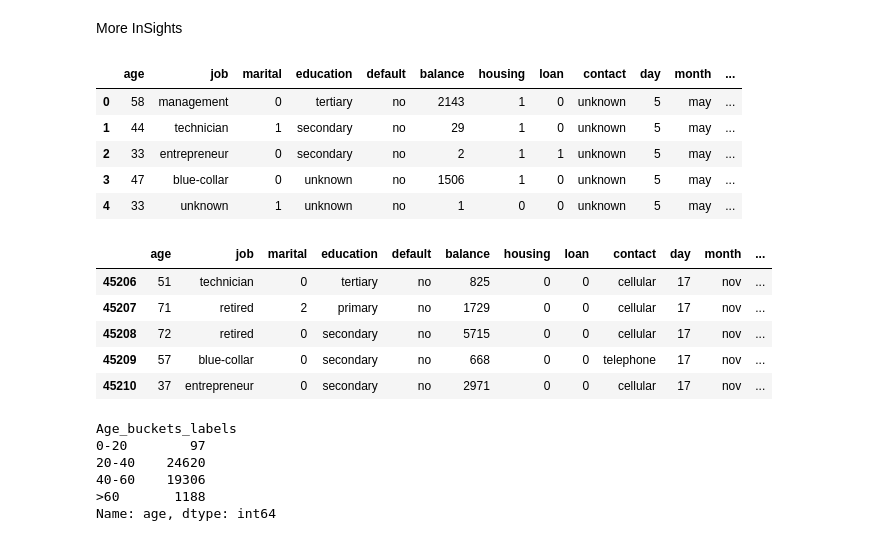
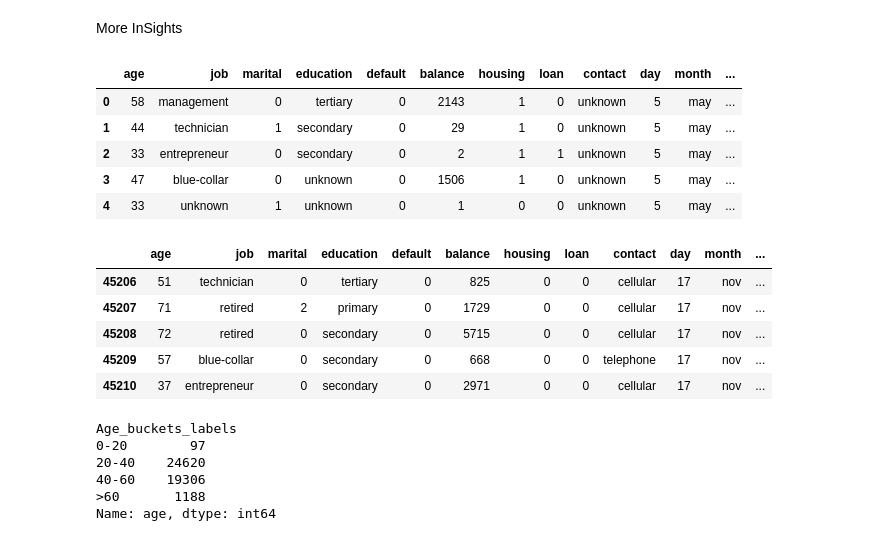
Before and after one commit to insreeraj/ICT_Assignments, a Jupyter notebook: FinalProject/Bank.ipynb, the cells around one changed output. Saved outputs shown, nothing was run; the diff lists cells and outputs as text; code cells hidden in the pictures.

```diff
--- a/FinalProject/Bank.ipynb
+++ b/FinalProject/Bank.ipynb
@@ -86,38 +91,39 @@ More InSights
 # %%
 # bucket boundaries
 buckets = [0, 20, 40, 60, 1000]
 
 # bucket labels
 labels = ['0-20', '20-40', '40-60', '>60']
 
 # discretisation
 df['Age_buckets_labels'] = pd.cut(
     df['age'], bins=buckets, labels=labels, include_lowest=True)
 
 df['Age_buckets'] = pd.cut(df['age'], bins=buckets, include_lowest=True)
 df['loan'] = np.where(df['loan'] =='yes', 1, 0)
-mar =[0,1,2]
 
+df['default'] = df['default'].map(
+                   {'yes':1 ,'no':0})
 df['housing'] = np.where(df['housing'] =='yes', 1, 0)
 df['marital'] = np.where(df['marital'] =='married', 0,np.where(df['marital'] =='single', 1,np.where(df['marital'] =='divorced', 2, -1)))
 
 df.head()
 # %% [output]
 |  | age | job | marital | education | default | balance | housing | loan | contact | day | month | ... |
-| 0 | 58 | management | 0 | tertiary | no | 2143 | 1 | 0 | unknown | 5 | may | ... |
-| 1 | 44 | technician | 1 | secondary | no | 29 | 1 | 0 | unknown | 5 | may | ... |
-| 2 | 33 | entrepreneur | 0 | secondary | no | 2 | 1 | 1 | unknown | 5 | may | ... |
-| 3 | 47 | blue-collar | 0 | unknown | no | 1506 | 1 | 0 | unknown | 5 | may | ... |
-| 4 | 33 | unknown | 1 | unknown | no | 1 | 0 | 0 | unknown | 5 | may | ... |
+| 0 | 58 | management | 0 | tertiary | 0 | 2143 | 1 | 0 | unknown | 5 | may | ... |
+| 1 | 44 | technician | 1 | secondary | 0 | 29 | 1 | 0 | unknown | 5 | may | ... |
+| 2 | 33 | entrepreneur | 0 | secondary | 0 | 2 | 1 | 1 | unknown | 5 | may | ... |
+| 3 | 47 | blue-collar | 0 | unknown | 0 | 1506 | 1 | 0 | unknown | 5 | may | ... |
+| 4 | 33 | unknown | 1 | unknown | 0 | 1 | 0 | 0 | unknown | 5 | may | ... |
 # %%
 df.tail()
 # %% [output]
 |  | age | job | marital | education | default | balance | housing | loan | contact | day | month | ... |
-| 45206 | 51 | technician | 0 | tertiary | no | 825 | 0 | 0 | cellular | 17 | nov | ... |
-| 45207 | 71 | retired | 2 | primary | no | 1729 | 0 | 0 | cellular | 17 | nov | ... |
-| 45208 | 72 | retired | 0 | secondary | no | 5715 | 0 | 0 | cellular | 17 | nov | ... |
-| 45209 | 57 | blue-collar | 0 | secondary | no | 668 | 0 | 0 | telephone | 17 | nov | ... |
-| 45210 | 37 | entrepreneur | 0 | secondary | no | 2971 | 0 | 0 | cellular | 17 | nov | ... |
+| 45206 | 51 | technician | 0 | tertiary | 0 | 825 | 0 | 0 | cellular | 17 | nov | ... |
+| 45207 | 71 | retired | 2 | primary | 0 | 1729 | 0 | 0 | cellular | 17 | nov | ... |
+| 45208 | 72 | retired | 0 | secondary | 0 | 5715 | 0 | 0 | cellular | 17 | nov | ... |
+| 45209 | 57 | blue-collar | 0 | secondary | 0 | 668 | 0 | 0 | telephone | 17 | nov | ... |
+| 45210 | 37 | entrepreneur | 0 | secondary | 0 | 2971 | 0 | 0 | cellular | 17 | nov | ... |
 # %%
 df.groupby('Age_buckets_labels')['age'].count()
 # %% [output]
```
Also changed, not shown: parts of 19 cells of this notebook.
